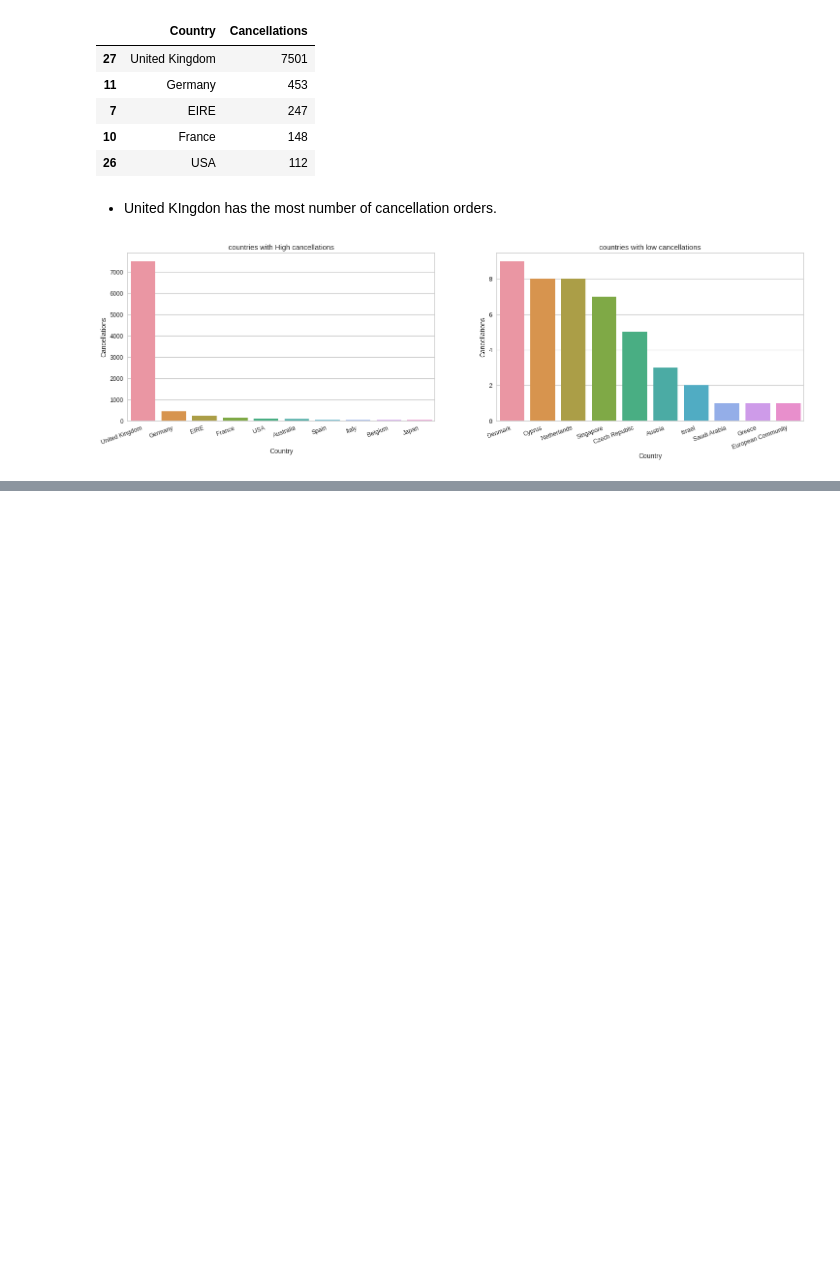
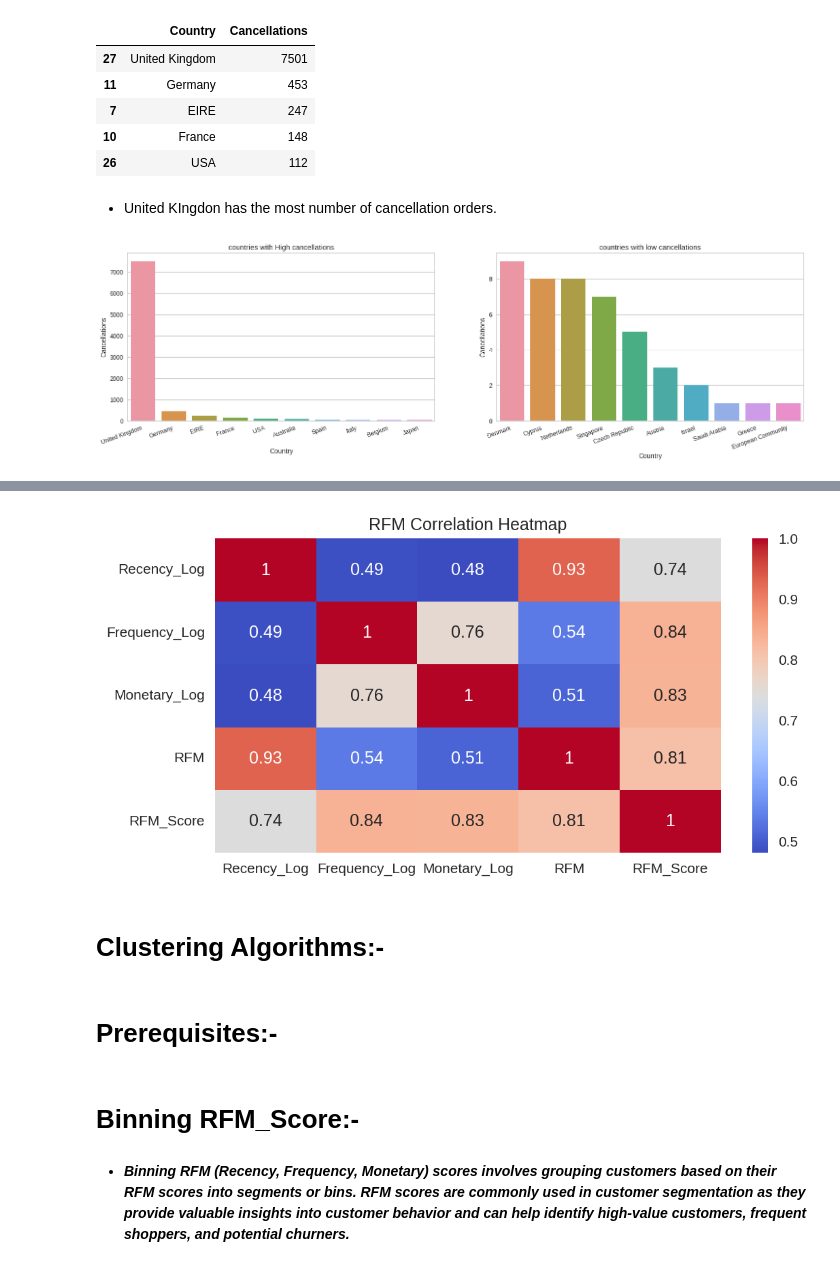
Before and after one commit to nandukamankar/Unsupervised-Learning-project, a Jupyter notebook: Unsupervised_ML_Online_Retail_Customer_Segmentation_Nandu_Kamankar.ipynb, the cells around one changed output, grey strips where cells are left out. Saved outputs shown, nothing was run; the diff lists cells and outputs as text; code cells hidden in the pictures; blank space fills up the shorter version.

```diff
--- a/Unsupervised_ML_Online_Retail_Customer_Segmentation_Nandu_Kamankar.ipynb
+++ b/Unsupervised_ML_Online_Retail_Customer_Segmentation_Nandu_Kamankar.ipynb
@@ -634,0 +731,14 @@ plt.show()
+# %%
+# Visualizing the correlations among features:-
+
+target = ['Recency_Log','Frequency_Log','Monetary_Log','RFM','RFM_Score']
+plt.figure(figsize = (8, 4), dpi=150)
+sns.heatmap(abs(rfm[target].corr()), annot=True, cmap='coolwarm')
+plt.title('RFM Correlation Heatmap')
+plt.show()
+# %% [output]
+[figure, added]
+# %% [markdown]
+# **Clustering Algorithms:-**
+# %% [markdown]
+# **Prerequisites:-**
@@ -634,0 +840,4 @@ plt.show()
+# %% [markdown]
+# **Binning RFM_Score:-**
+# %% [markdown]
+* ***Binning RFM (Recency, Frequency, Monetary) scores involves grouping customers based on their RFM scores into segments or bins. RFM scores are commonly used in customer segmentation as they provide valuable insights into customer behavior and can help identify high-value customers, frequent shoppers, and potential churners.***
```
Also changed, not shown: parts of 14 cells of this notebook.
